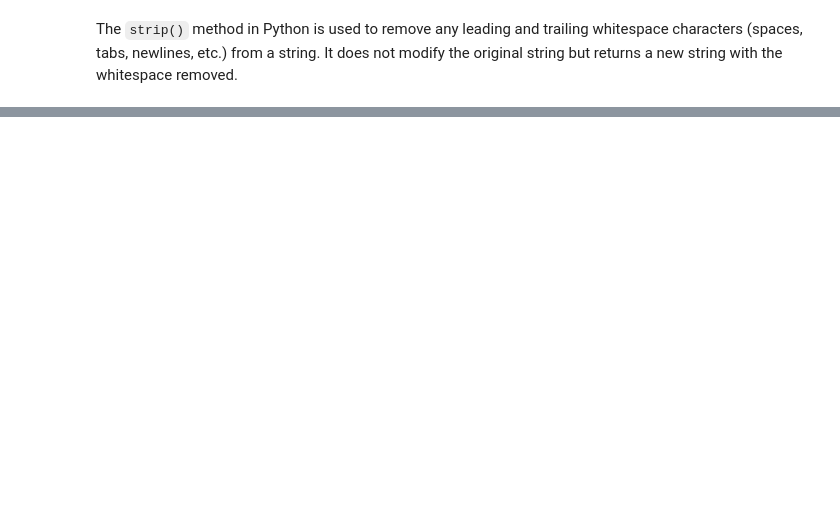
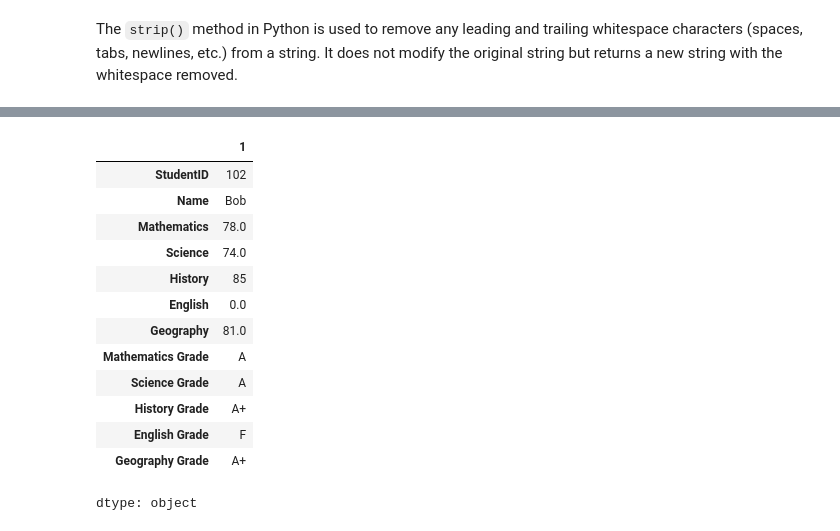
Before and after one commit to themysterysolver/PYTHON_BASICS, a Jupyter notebook: PANDAS/GFG_FULL.ipynb, the cells around one changed output, grey strips where cells are left out. Saved outputs shown, nothing was run; the diff lists cells and outputs as text; code cells hidden in the pictures; blank space fills up the shorter version.

```diff
--- a/PANDAS/GFG_FULL.ipynb
+++ b/PANDAS/GFG_FULL.ipynb
@@ -226,0 +412,17 @@ Index(['StudentID', ' Name', ' Mathematics', ' Science', ' History',
+# %%
+df.iloc[1,:]
+# %% [output]
+|  | 1 |
+| StudentID | 102 |
+| Name | Bob |
+| Mathematics | 78.0 |
+| Science | 74.0 |
+| History | 85 |
+| English | 0.0 |
+| Geography | 81.0 |
+| Mathematics Grade | A |
+| Science Grade | A |
+| History Grade | A+ |
+| English Grade | F |
+| Geography Grade | A+ |
+dtype: object
```
Also changed, not shown: parts of 21 cells of this notebook.
